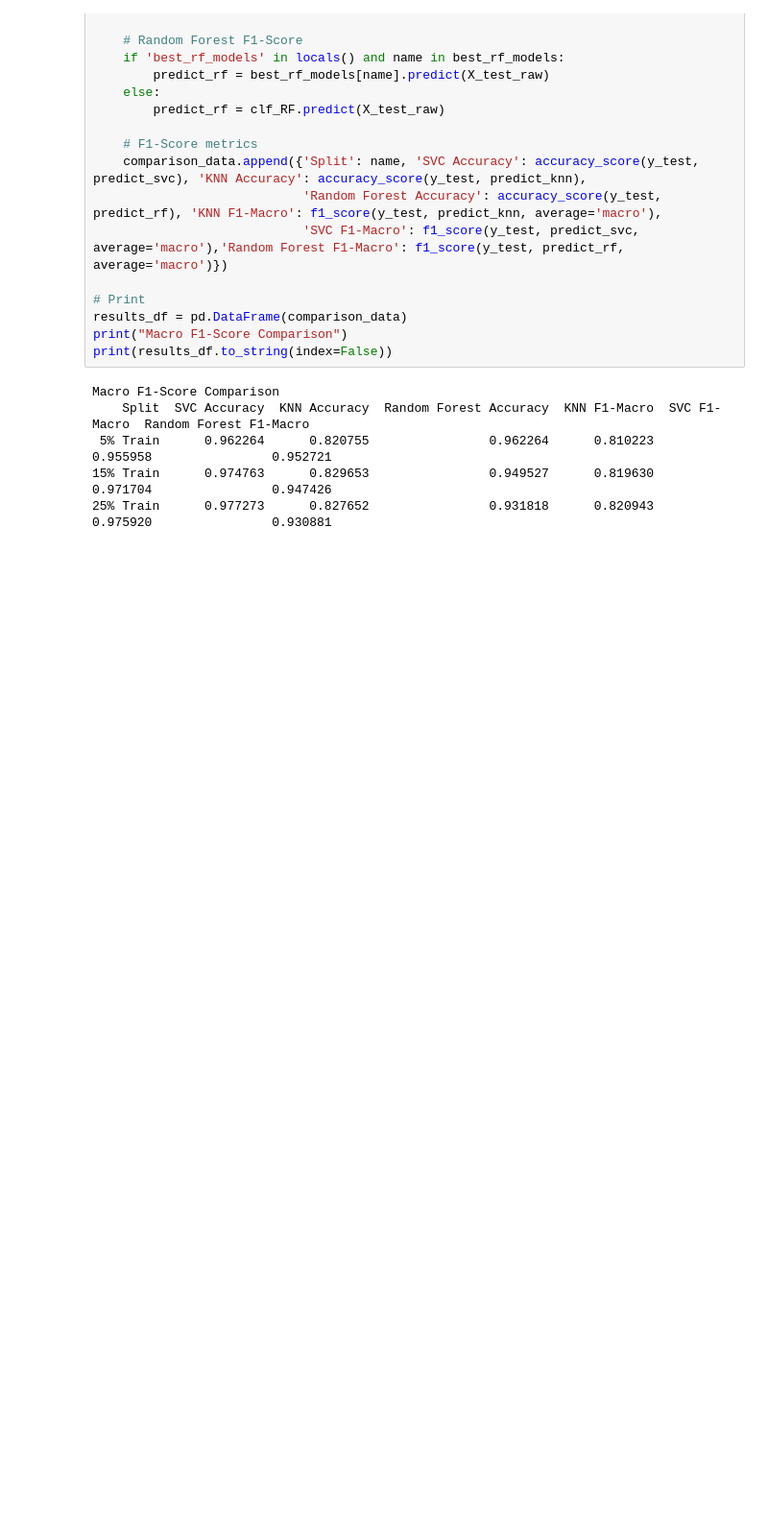
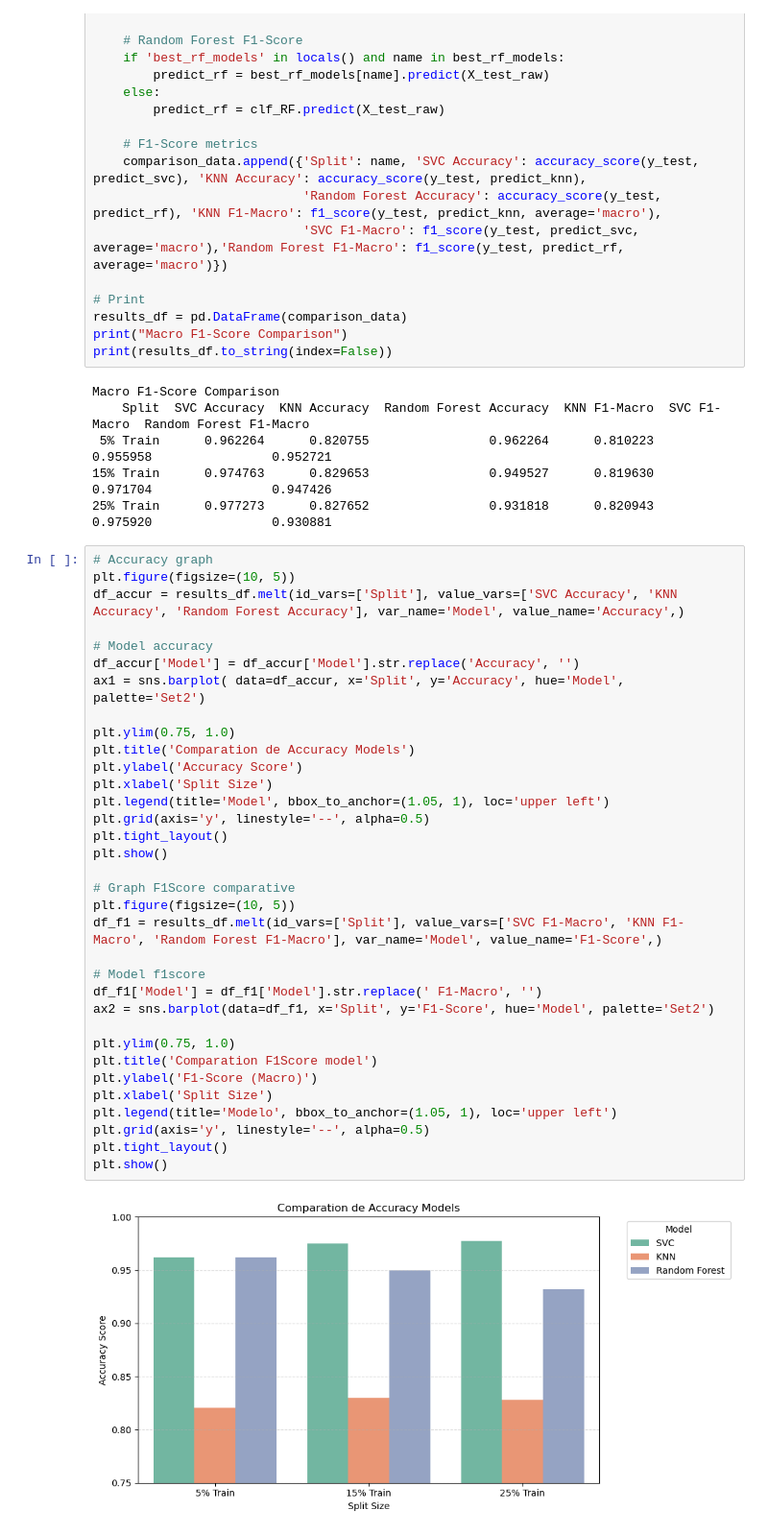
Before and after one commit to 2026362-Silvia/Machine-Learning, a Jupyter notebook: SilviaSolanoMarchini_1st_assessment_ML.ipynb, the cells around one changed output. Shown at 96% size. Cells and saved outputs as stored; diff of their text form; blank space fills up the shorter version.

```diff
--- a/SilviaSolanoMarchini_1st_assessment_ML.ipynb
+++ b/SilviaSolanoMarchini_1st_assessment_ML.ipynb
@@ -1034,3 +987,39 @@ Macro F1-Score Comparison
  5% Train      0.962264      0.820755                0.962264      0.810223      0.955958                0.952721
 15% Train      0.974763      0.829653                0.949527      0.819630      0.971704                0.947426
 25% Train      0.977273      0.827652                0.931818      0.820943      0.975920                0.930881
+# %%
+# Accuracy graph
+plt.figure(figsize=(10, 5))
+df_accur = results_df.melt(id_vars=['Split'], value_vars=['SVC Accuracy', 'KNN Accuracy', 'Random Forest Accuracy'], var_name='Model', value_name='Accuracy',)
+
+# Model accuracy
+df_accur['Model'] = df_accur['Model'].str.replace('Accuracy', '')
+ax1 = sns.barplot( data=df_accur, x='Split', y='Accuracy', hue='Model', palette='Set2')
+
+plt.ylim(0.75, 1.0)
+plt.title('Comparation de Accuracy Models')
+plt.ylabel('Accuracy Score')
+plt.xlabel('Split Size')
+plt.legend(title='Model', bbox_to_anchor=(1.05, 1), loc='upper left')
+plt.grid(axis='y', linestyle='--', alpha=0.5)
+plt.tight_layout()
+plt.show()
+
+# Graph F1Score comparative
+plt.figure(figsize=(10, 5))
+df_f1 = results_df.melt(id_vars=['Split'], value_vars=['SVC F1-Macro', 'KNN F1-Macro', 'Random Forest F1-Macro'], var_name='Model', value_name='F1-Score',)
+
+# Model f1score
+df_f1['Model'] = df_f1['Model'].str.replace(' F1-Macro', '')
+ax2 = sns.barplot(data=df_f1, x='Split', y='F1-Score', hue='Model', palette='Set2')
+
+plt.ylim(0.75, 1.0)
+plt.title('Comparation F1Score model')
+plt.ylabel('F1-Score (Macro)')
+plt.xlabel('Split Size')
+plt.legend(title='Modelo', bbox_to_anchor=(1.05, 1), loc='upper left')
+plt.grid(axis='y', linestyle='--', alpha=0.5)
+plt.tight_layout()
+plt.show()
+# %% [output]
+[figure, added]
```
Also changed, not shown: parts of 4 cells of this notebook.
